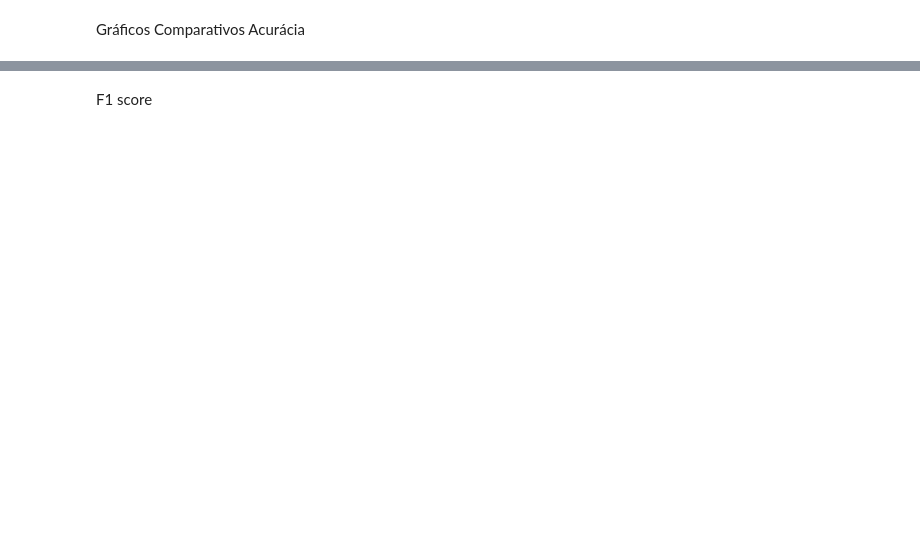
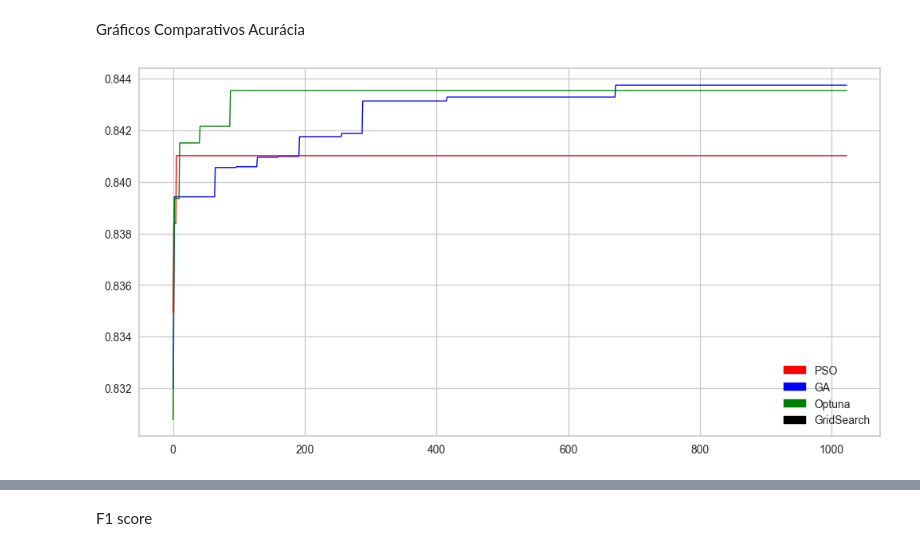
Before and after one commit to fell100/Metaheuristics_And_Tuning, a Jupyter notebook: LightGBM.ipynb, the cells around one changed output, grey strips where cells are left out. Saved outputs shown, nothing was run; the diff lists cells and outputs as text; code cells hidden in the pictures; blank space fills up the shorter version.

```diff
--- a/LightGBM.ipynb
+++ b/LightGBM.ipynb
@@ -968,20 +1117,22 @@ Gráficos Comparativos Acurácia
 # %%
 from IPython.core.pylabtools import figsize
 from matplotlib.pyplot import figure
 import matplotlib.patches as mpatches
 
 plt.figure(figsize=(12, 6))
 red_patch = mpatches.Patch(color='red', label='PSO')
 blue_patch = mpatches.Patch(color='blue', label='GA')
 green_patch = mpatches.Patch(color='green', label='Optuna')
 #black_patch = mpatches.Patch(color='black', label='GridSearch')
 
 plt.legend(handles=[red_patch, blue_patch, green_patch, black_patch])
-plt.plot(tracking_GA_Accuracy, color = 'blue', linewidth=1, linestyle='-', )
-plt.plot(tracking_PSO_Accuracy, color = 'red', linewidth=1, linestyle='-')
+plt.plot(Accuracy_GA, color = 'blue', linewidth=1, linestyle='-', )
+plt.plot(Accuracy_PSO, color = 'red', linewidth=1, linestyle='-')
 plt.plot(tracking_Optuna_Accuracy, color = 'green', linewidth=1, linestyle='-')
 #plt.plot(tracking_GS, color = 'black', linewidth=3, linestyle='-')
 plt.show()
+# %% [output]
+[figure, added]
 # %%
 fig, ax = plt.subplots(2, 2, figsize=(25,15))
 
```
Also changed, not shown: parts of 26 cells of this notebook, 5 other files.
